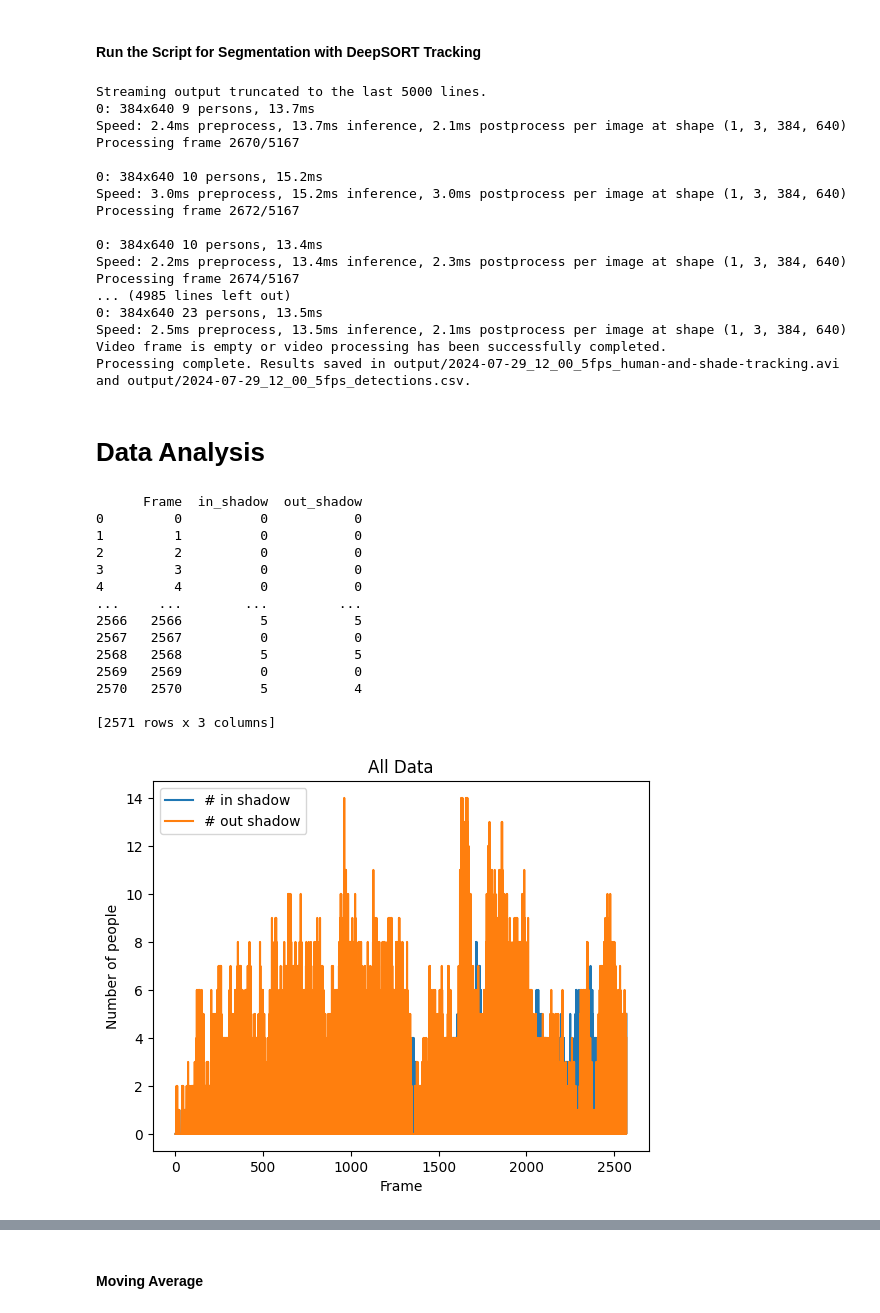
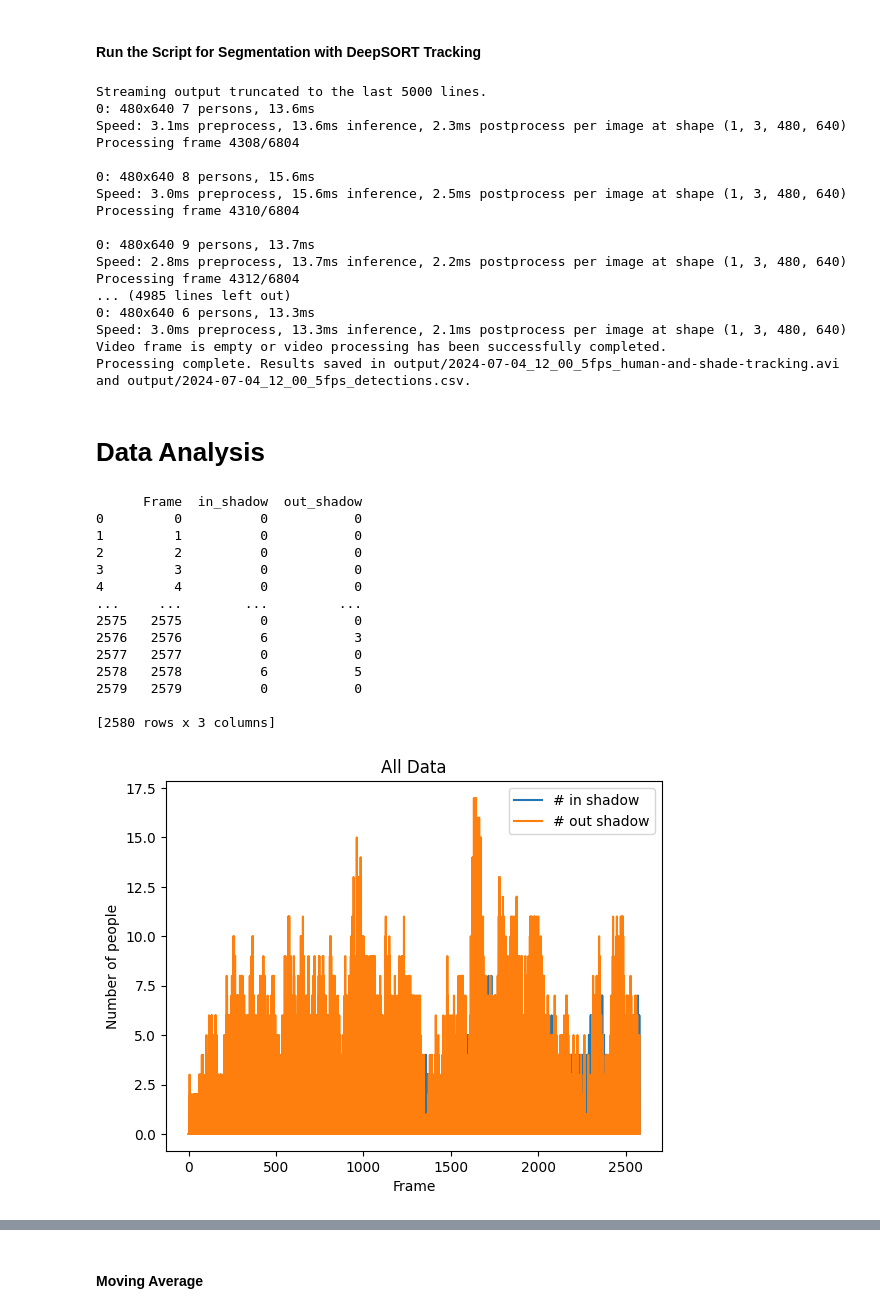
Before and after one commit to wendycao411/Pedestrian_Tracking, a Jupyter notebook: Pedestrian_Tracking.ipynb, the cells around one changed output, grey strips where cells are left out. Saved outputs shown, nothing was run; the diff lists cells and outputs as text; code cells hidden in the pictures.

```diff
--- a/Pedestrian_Tracking.ipynb
+++ b/Pedestrian_Tracking.ipynb
@@ -118,6 +186,7 @@ To: /content/2024-07-29 12_00.mp4
 # %%
-video_path = "/content/2024-07-29_12_00.mp4"
+video_path = "/content/2024-07-04_12_00_5fps.mp4"
 file_name = os.path.splitext(os.path.basename(video_path))[0]
 
+print(video_path)
 print(file_name)
 # %% [output]
@@ -186,6 +194,0 @@ Input #0, mov,mp4,m4a,3gp,3g2,mj2, from '/content/2024-07-29_12_00.mp4':
-# %%
-video_path = "/content/2024-07-29_12_00_5fps.mp4"
-file_name = os.path.splitext(os.path.basename(video_path))[0]
-
-print(video_path)
-print(file_name)
@@ -415,9 +415,6 @@ while cap.isOpened():
         # Write the original frame
         out.write(frame)
 
-        # Write the duplicated frame
-        out.write(frame)
-
         #COMMENT OUT IF ON COLAB, but can display progress
         #cv2_imshow("instance-segmentation-object-tracking", frame)  # Display the frame using cv2_imshow
         #if cv2.waitKey(1) & 0xFF == ord("q"):
@@ -429,26 +426,28 @@ out.release()
 print(f"Processing complete. Results saved in {output_video_path} and {csv_file}.")
 # %% [output]
 Streaming output truncated to the last 5000 lines.
-0: 384x640 9 persons, 13.7ms
-Speed: 2.4ms preprocess, 13.7ms inference, 2.1ms postprocess per image at shape (1, 3, 384, 640)
-Processing frame 2670/5167
+0: 480x640 7 persons, 13.6ms
+Speed: 3.1ms preprocess, 13.6ms inference, 2.3ms postprocess per image at shape (1, 3, 480, 640)
+Processing frame 4308/6804
 
-0: 384x640 10 persons, 15.2ms
-Speed: 3.0ms preprocess, 15.2ms inference, 3.0ms postprocess per image at shape (1, 3, 384, 640)
-Processing frame 2672/5167
+0: 480x640 8 persons, 15.6ms
+Speed: 3.0ms preprocess, 15.6ms inference, 2.5ms postprocess per image at shape (1, 3, 480, 640)
+Processing frame 4310/6804
 
-0: 384x640 10 persons, 13.4ms
-Speed: 2.2ms preprocess, 13.4ms inference, 2.3ms postprocess per image at shape (1, 3, 384, 640)
-Processing frame 2674/5167
+0: 480x640 9 persons, 13.7ms
+Speed: 2.8ms preprocess, 13.7ms inference, 2.2ms postprocess per image at shape (1, 3, 480, 640)
+Processing frame 4312/6804
 ... (4985 lines left out)
-0: 384x640 23 persons, 13.5ms
-Speed: 2.5ms preprocess, 13.5ms inference, 2.1ms postprocess per image at shape (1, 3, 384, 640)
+0: 480x640 6 persons, 13.3ms
+Speed: 3.0ms preprocess, 13.3ms inference, 2.1ms postprocess per image at shape (1, 3, 480, 640)
 Video frame is empty or video processing has been successfully completed.
-Processing complete. Results saved in output/2024-07-29_12_00_5fps_human-and-shade-tracking.avi and output/2024-07-29_12_00_5fps_detections.csv.
+Processing complete. Results saved in output/2024-07-04_12_00_5fps_human-and-shade-tracking.avi and output/2024-07-04_12_00_5fps_detections.csv.
 # %% [markdown]
 # Data Analysis
 # %%
 import pandas as pd
+
+csv_file = "/content/output/2024-07-29_12_00_5fps_detections.csv"
 
 data = pd.read_csv(csv_file)
 num_in_shadow = {}
@@ -461,40 +460,40 @@ for i in range(data['frame'].nunique()):
   num_out_shadow[i] = count
 
 df = pd.DataFrame([num_in_shadow, num_out_shadow]).T
 df.columns = ['in_shadow', 'out_shadow']
 df.reset_index(inplace=True)
 
 # Optional: Rename the index column
 df.rename(columns={'index': 'Frame'}, inplace=True)
 
 print(df)
 
 fig, ax = plt.subplots()
 ax.plot(df['Frame'], df['in_shadow'], label='# in shadow')
 ax.plot(df['Frame'], df['out_shadow'], label='# out shadow')
 ax.legend()
 
 ax.set_xlabel('Frame')
 ax.set_ylabel('Number of people')
 plt.title("All Data")
 
 plt.show()
 # %% [output]
       Frame  in_shadow  out_shadow
 0         0          0           0
 1         1          0           0
 2         2          0           0
 3         3          0           0
 4         4          0           0
 ...     ...        ...         ...
-2566   2566          5           5
-2567   2567          0           0
-2568   2568          5           5
-2569   2569          0           0
-2570   2570          5           4
+2575   2575          0           0
+2576   2576          6           3
+2577   2577          0           0
+2578   2578          6           5
+2579   2579          0           0
 
-[2571 rows x 3 columns]
+[2580 rows x 3 columns]
-[figure, old version]
+[figure, new version]
 # %%
 # Calculate the ratio of people in shade vs. out of shade
 df['ratio_in_vs_out'] = df['in_shadow'] / df['out_shadow']
```
Also changed, not shown: parts of 16 cells of this notebook.
